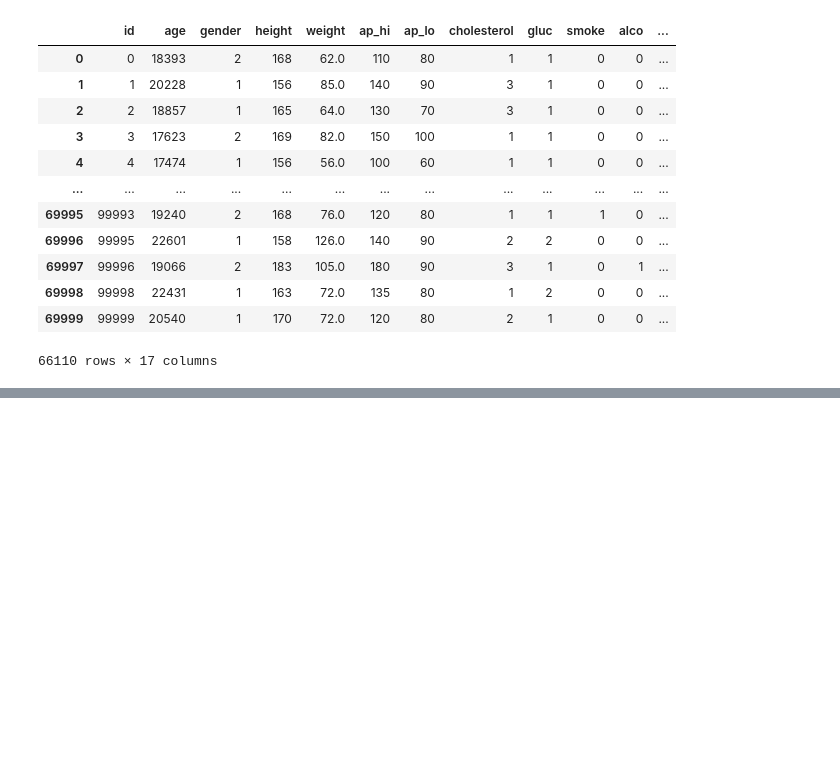
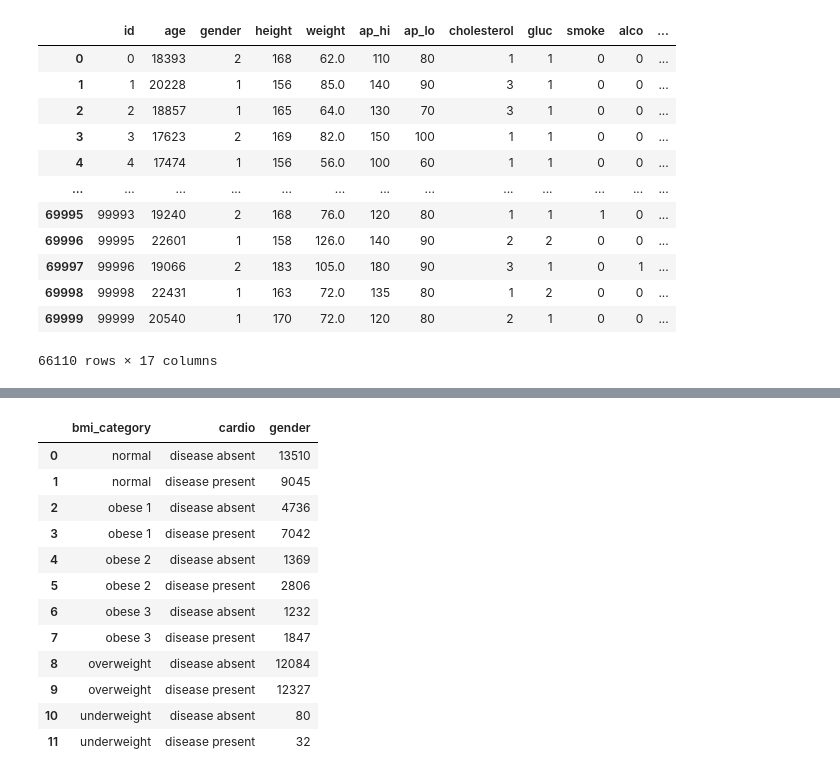
Before and after one commit to CyrilleKolle/cardiovascular_labb, a Jupyter notebook: code/feature_engeering.ipynb, the cells around one changed output, grey strips where cells are left out. Saved outputs shown, nothing was run; the diff lists cells and outputs as text; code cells hidden in the pictures; blank space fills up the shorter version.

```diff
--- a/code/feature_engeering.ipynb
+++ b/code/feature_engeering.ipynb
@@ -280,0 +291,19 @@ cardio_dataset[cardio_dataset['blood_pressure'] == 'hypertension crisis']
+# %%
+bmi = cardio_dataset.groupby(['bmi_category','cardio']).agg({'gender': 'count'}).reset_index()
+bmi['gender'] = bmi['gender'].replace({1: 'women', 2: 'men'})
+bmi['cardio'] = bmi['cardio'].replace({0: 'disease absent', 1: 'disease present'})
+bmi
+# %% [output]
+|  | bmi_category | cardio | gender |
+| 0 | normal | disease absent | 13510 |
+| 1 | normal | disease present | 9045 |
+| 2 | obese 1 | disease absent | 4736 |
+| 3 | obese 1 | disease present | 7042 |
+| 4 | obese 2 | disease absent | 1369 |
+| 5 | obese 2 | disease present | 2806 |
+| 6 | obese 3 | disease absent | 1232 |
+| 7 | obese 3 | disease present | 1847 |
+| 8 | overweight | disease absent | 12084 |
+| 9 | overweight | disease present | 12327 |
+| 10 | underweight | disease absent | 80 |
+| 11 | underweight | disease present | 32 |
```
Also changed, not shown: parts of 8 cells of this notebook.
